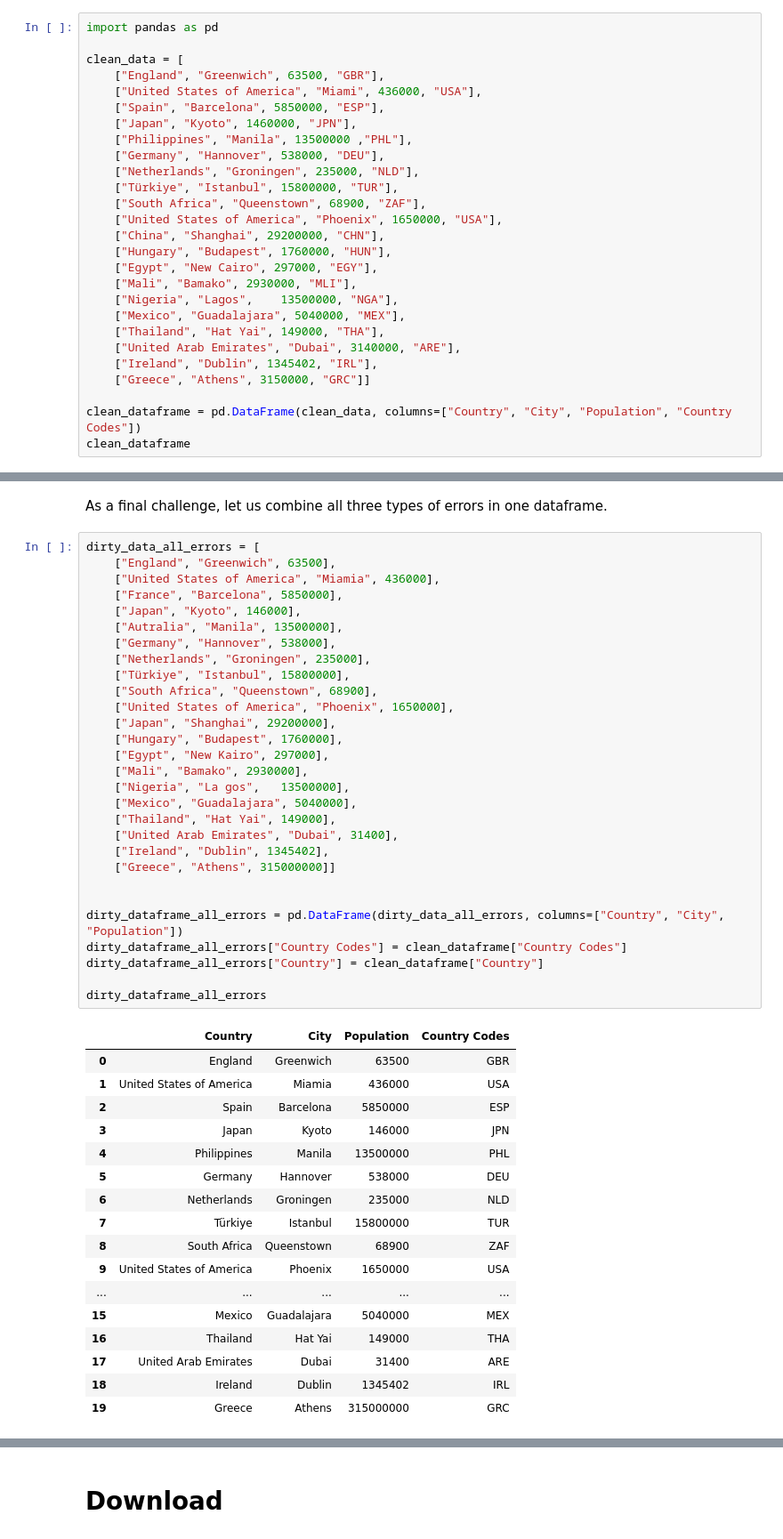
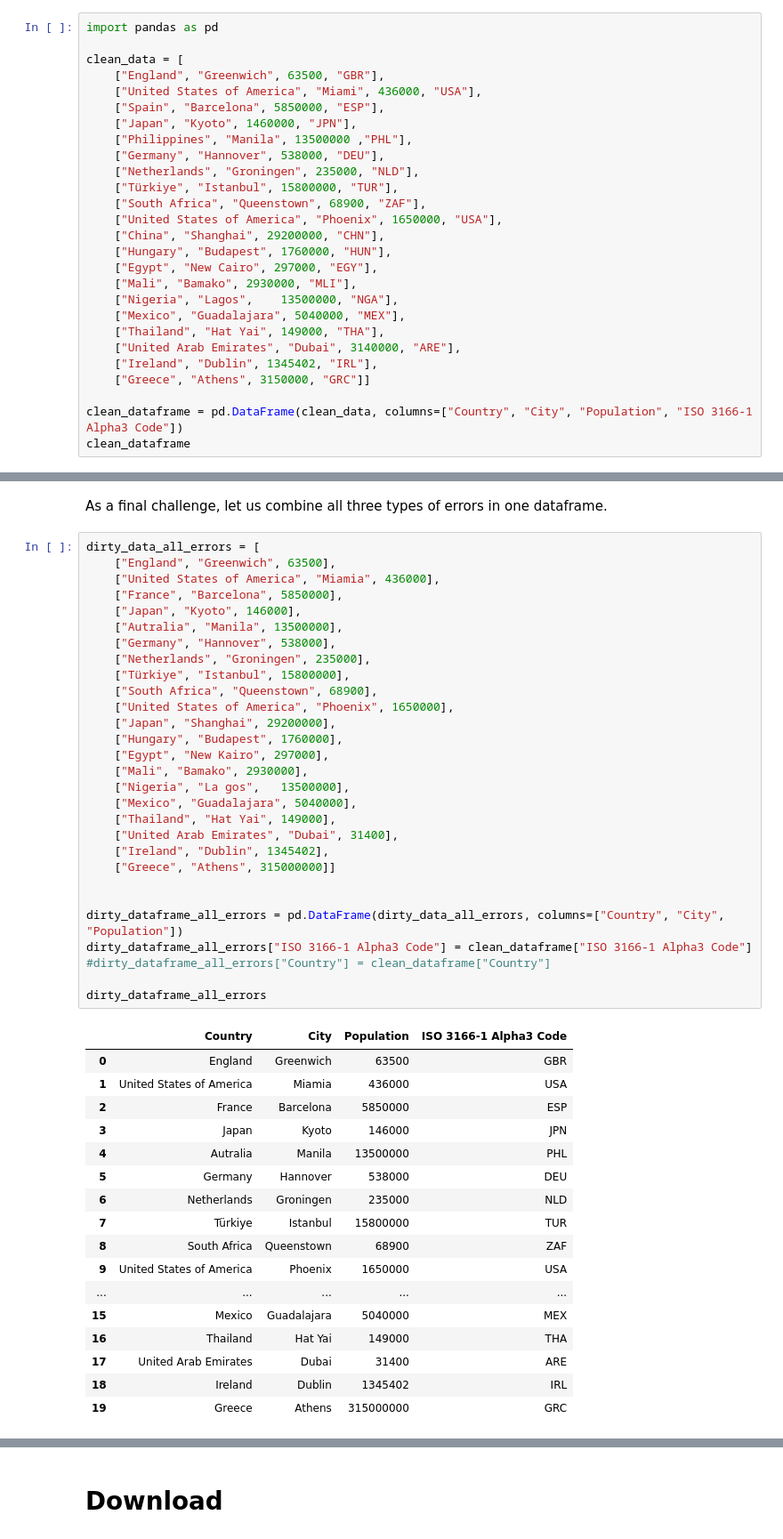
Before and after one commit to janekprange/BDT-Data, a Jupyter notebook: data/error_detection/custom/Error_Detection_Test_Data_Creation.ipynb, the cells around one changed output, grey strips where cells are left out. Shown at 89% size. Drawn from its saved outputs; the diff is of its cells as text.

```diff
--- a/data/error_detection/custom/Error_Detection_Test_Data_Creation.ipynb
+++ b/data/error_detection/custom/Error_Detection_Test_Data_Creation.ipynb
@@ -27,6 +27,6 @@ clean_data = [
     ["Ireland", "Dublin", 1345402, "IRL"],
     ["Greece", "Athens", 3150000, "GRC"]]
 
-clean_dataframe = pd.DataFrame(clean_data, columns=["Country", "City", "Population", "Country Codes"])
+clean_dataframe = pd.DataFrame(clean_data, columns=["Country", "City", "Population", "ISO 3166-1 Alpha3 Code"])
 clean_dataframe
 # %% [output]
@@ -257,39 +262,39 @@ As a final challenge, let us combine all three types of errors in one dataframe.
 # %%
 dirty_data_all_errors = [
     ["England", "Greenwich", 63500],
     ["United States of America", "Miamia", 436000],
     ["France", "Barcelona", 5850000],
     ["Japan", "Kyoto", 146000],
     ["Autralia", "Manila", 13500000],
     ["Germany", "Hannover", 538000],
     ["Netherlands", "Groningen", 235000],
     ["Türkiye", "Istanbul", 15800000],
     ["South Africa", "Queenstown", 68900],
     ["United States of America", "Phoenix", 1650000],
     ["Japan", "Shanghai", 29200000],
     ["Hungary", "Budapest", 1760000],
     ["Egypt", "New Kairo", 297000],
     ["Mali", "Bamako", 2930000],
     ["Nigeria", "La gos", 	13500000],
     ["Mexico", "Guadalajara", 5040000],
     ["Thailand", "Hat Yai", 149000],
     ["United Arab Emirates", "Dubai", 31400],
     ["Ireland", "Dublin", 1345402],
     ["Greece", "Athens", 315000000]]
 
 
 dirty_dataframe_all_errors = pd.DataFrame(dirty_data_all_errors, columns=["Country", "City", "Population"])
-dirty_dataframe_all_errors["Country Codes"] = clean_dataframe["Country Codes"]
-dirty_dataframe_all_errors["Country"] = clean_dataframe["Country"]
+dirty_dataframe_all_errors["ISO 3166-1 Alpha3 Code"] = clean_dataframe["ISO 3166-1 Alpha3 Code"]
+#dirty_dataframe_all_errors["Country"] = clean_dataframe["Country"]
 
 dirty_dataframe_all_errors
 # %% [output]
-|  | Country | City | Population | Country Codes |
+|  | Country | City | Population | ISO 3166-1 Alpha3 Code |
 | 0 | England | Greenwich | 63500 | GBR |
 | 1 | United States of America | Miamia | 436000 | USA |
-| 2 | Spain | Barcelona | 5850000 | ESP |
+| 2 | France | Barcelona | 5850000 | ESP |
 | 3 | Japan | Kyoto | 146000 | JPN |
-| 4 | Philippines | Manila | 13500000 | PHL |
+| 4 | Autralia | Manila | 13500000 | PHL |
 | 5 | Germany | Hannover | 538000 | DEU |
 | 6 | Netherlands | Groningen | 235000 | NLD |
 | 7 | Türkiye | Istanbul | 15800000 | TUR |
```
Also changed, not shown: parts of 17 cells of this notebook, 12 other files.
